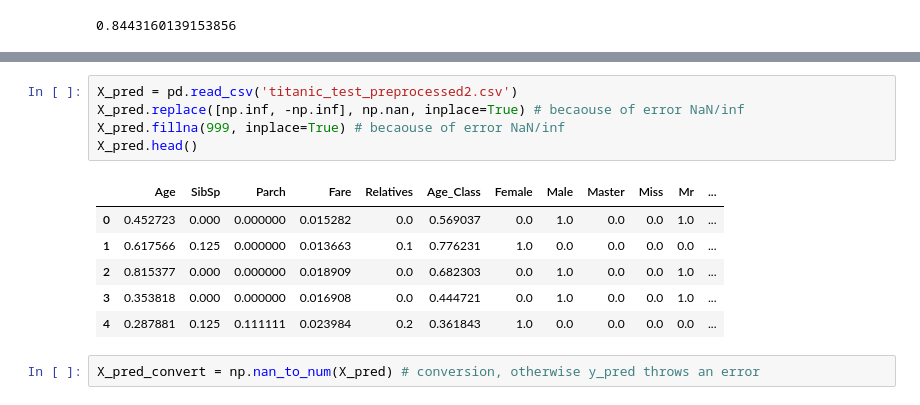
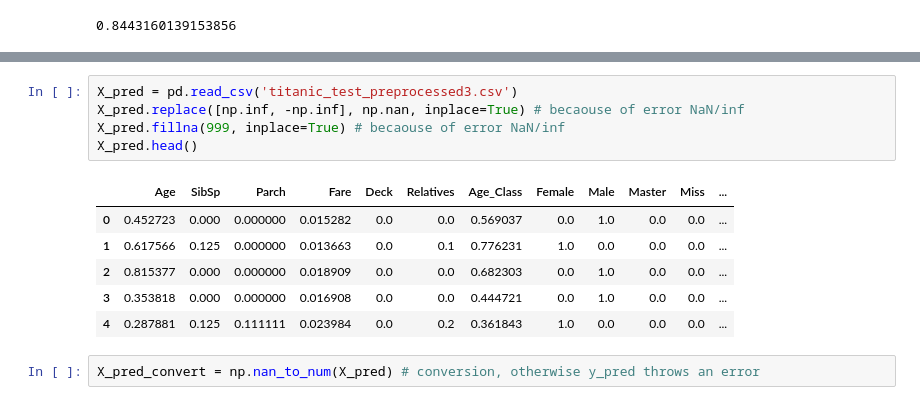
Before and after one commit to RomanHubcik/Python, a Jupyter notebook: machine_learning/1. Titanic/Titanic - Random Forest.ipynb, the cells around one changed output, grey strips where cells are left out. Saved outputs shown, nothing was run; the diff lists cells and outputs as text.

```diff
--- a/machine_learning/1. Titanic/Titanic - Random Forest.ipynb
+++ b/machine_learning/1. Titanic/Titanic - Random Forest.ipynb
@@ -86,15 +90,15 @@ RandomForestClassifier(min_samples_split=16, n_estimators=10, n_jobs=-1,
 # %%
-X_pred = pd.read_csv('titanic_test_preprocessed2.csv')
+X_pred = pd.read_csv('titanic_test_preprocessed3.csv')
 X_pred.replace([np.inf, -np.inf], np.nan, inplace=True) # becaouse of error NaN/inf
 X_pred.fillna(999, inplace=True) # becaouse of error NaN/inf
 X_pred.head()
 # %% [output]
-|  | Age | SibSp | Parch | Fare | Relatives | Age_Class | Female | Male | Master | Miss | Mr | ... |
-| 0 | 0.452723 | 0.000 | 0.000000 | 0.015282 | 0.0 | 0.569037 | 0.0 | 1.0 | 0.0 | 0.0 | 1.0 | ... |
-| 1 | 0.617566 | 0.125 | 0.000000 | 0.013663 | 0.1 | 0.776231 | 1.0 | 0.0 | 0.0 | 0.0 | 0.0 | ... |
-| 2 | 0.815377 | 0.000 | 0.000000 | 0.018909 | 0.0 | 0.682303 | 0.0 | 1.0 | 0.0 | 0.0 | 1.0 | ... |
-| 3 | 0.353818 | 0.000 | 0.000000 | 0.016908 | 0.0 | 0.444721 | 0.0 | 1.0 | 0.0 | 0.0 | 1.0 | ... |
-| 4 | 0.287881 | 0.125 | 0.111111 | 0.023984 | 0.2 | 0.361843 | 1.0 | 0.0 | 0.0 | 0.0 | 0.0 | ... |
+|  | Age | SibSp | Parch | Fare | Deck | Relatives | Age_Class | Female | Male | Master | Miss | ... |
+| 0 | 0.452723 | 0.000 | 0.000000 | 0.015282 | 0.0 | 0.0 | 0.569037 | 0.0 | 1.0 | 0.0 | 0.0 | ... |
+| 1 | 0.617566 | 0.125 | 0.000000 | 0.013663 | 0.0 | 0.1 | 0.776231 | 1.0 | 0.0 | 0.0 | 0.0 | ... |
+| 2 | 0.815377 | 0.000 | 0.000000 | 0.018909 | 0.0 | 0.0 | 0.682303 | 0.0 | 1.0 | 0.0 | 0.0 | ... |
+| 3 | 0.353818 | 0.000 | 0.000000 | 0.016908 | 0.0 | 0.0 | 0.444721 | 0.0 | 1.0 | 0.0 | 0.0 | ... |
+| 4 | 0.287881 | 0.125 | 0.111111 | 0.023984 | 0.0 | 0.2 | 0.361843 | 1.0 | 0.0 | 0.0 | 0.0 | ... |
 # %%
 X_pred_convert = np.nan_to_num(X_pred) # conversion, otherwise y_pred throws an error
 # %%
```
Also changed, not shown: parts of 21 cells of this notebook, 9 other files.
